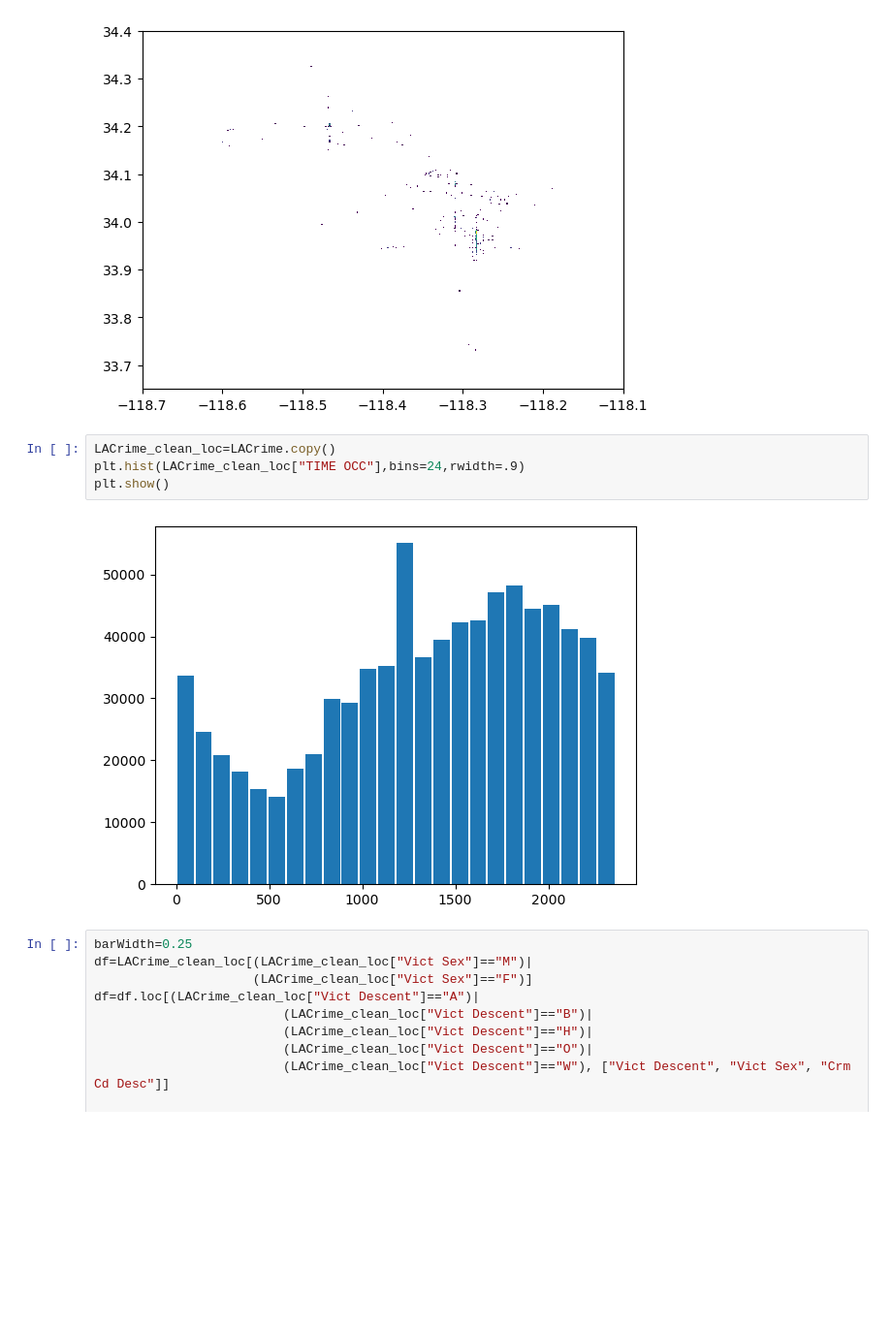
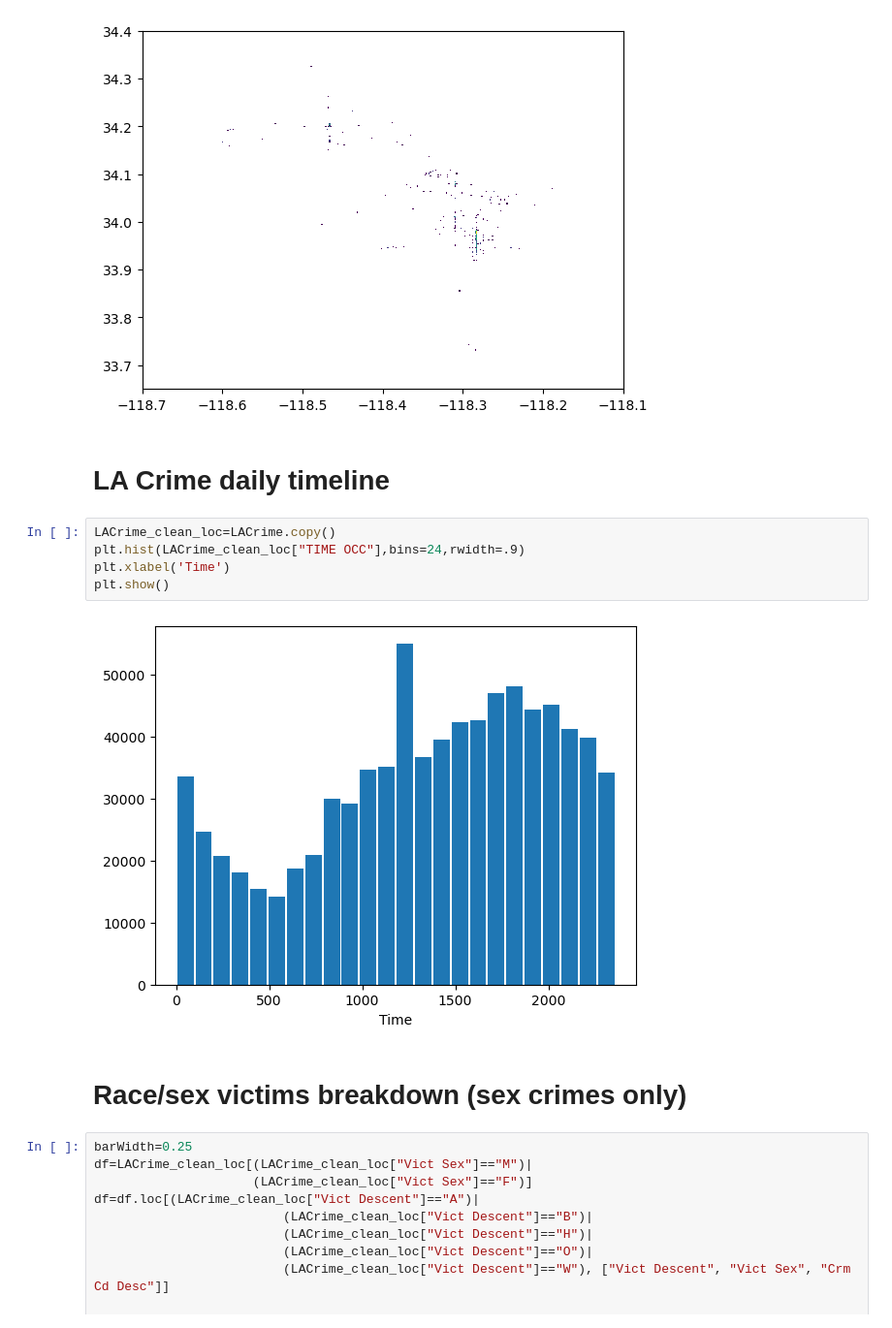
Before and after one commit to Cookees81/CityofAngels, a Jupyter notebook: final_project1.ipynb, the cells around one changed output. Shown at 97% size. Saved outputs shown, nothing was run; the diff lists cells and outputs as text; blank space fills up the shorter version.

```diff
--- a/final_project1.ipynb
+++ b/final_project1.ipynb
@@ -533,12 +561,17 @@ plt.ylim(33.65, 34.4)
 plt.show()
 # %% [output]
 [figure]
+# %% [markdown]
+# LA Crime daily timeline
 # %%
 LACrime_clean_loc=LACrime.copy()
 plt.hist(LACrime_clean_loc["TIME OCC"],bins=24,rwidth=.9)
+plt.xlabel('Time')
 plt.show()
 # %% [output]
-[figure, old version]
+[figure, new version]
+# %% [markdown]
+# Race/sex victims breakdown (sex crimes only)
 # %%
 barWidth=0.25
 df=LACrime_clean_loc[(LACrime_clean_loc["Vict Sex"]=="M")|
```
Also changed, not shown: parts of 19 cells of this notebook, 3 other files.
